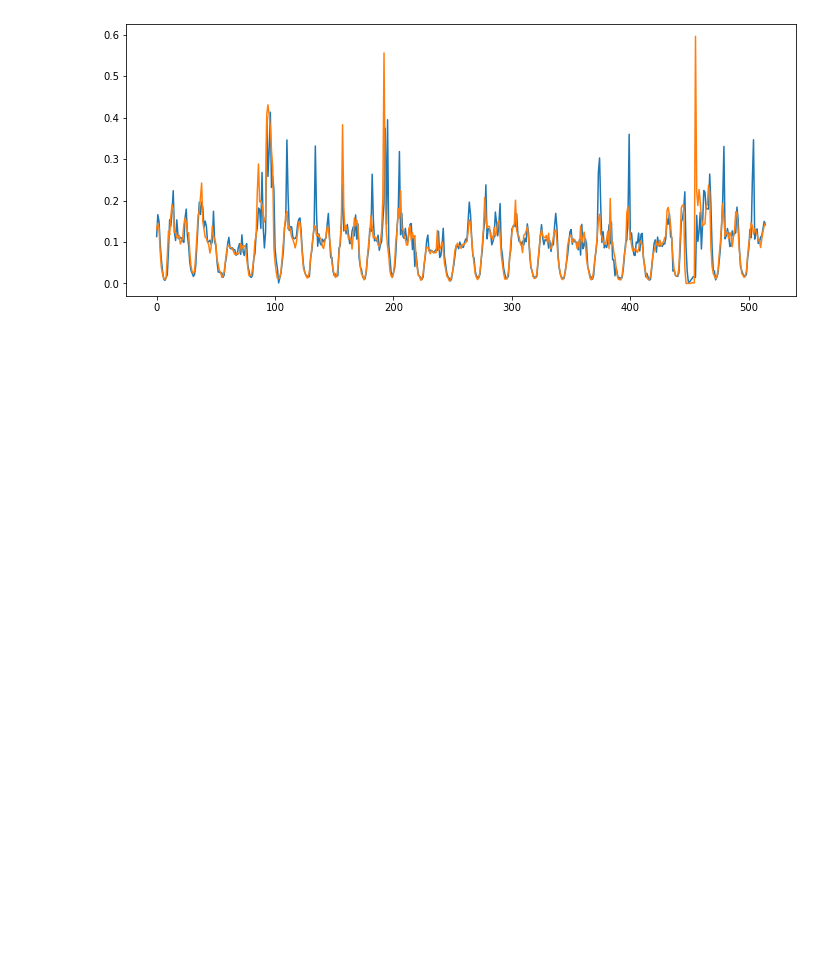
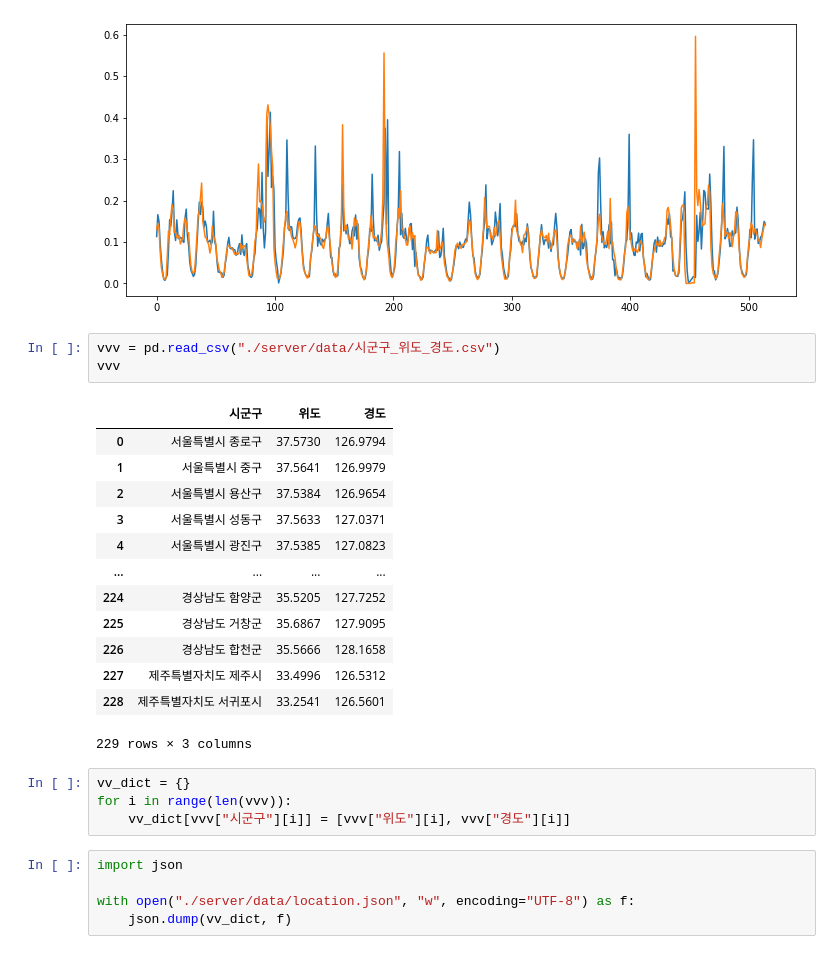
Before and after one commit to MinChangJeong/cj-dynamic-pricing, a Jupyter notebook: web/Prediction_Model_Training.ipynb, the cells around one changed output. Drawn from its saved outputs; the diff is of its cells as text; blank space fills up the shorter version.

```diff
--- a/web/Prediction_Model_Training.ipynb
+++ b/web/Prediction_Model_Training.ipynb
@@ -157,3 +157,29 @@ plt.plot(test_y)
 # %% [output]
 [<matplotlib.lines.Line2D at 0x...>]
 [figure]
+# %%
+vvv = pd.read_csv("./server/data/시군구_위도_경도.csv")
+vvv
+# %% [output]
+|  | 시군구 | 위도 | 경도 |
+| 0 | 서울특별시 종로구 | 37.5730 | 126.9794 |
+| 1 | 서울특별시 중구 | 37.5641 | 126.9979 |
+| 2 | 서울특별시 용산구 | 37.5384 | 126.9654 |
+| 3 | 서울특별시 성동구 | 37.5633 | 127.0371 |
+| 4 | 서울특별시 광진구 | 37.5385 | 127.0823 |
+| ... | ... | ... | ... |
+| 224 | 경상남도 함양군 | 35.5205 | 127.7252 |
+| 225 | 경상남도 거창군 | 35.6867 | 127.9095 |
+| 226 | 경상남도 합천군 | 35.5666 | 128.1658 |
+| 227 | 제주특별자치도 제주시 | 33.4996 | 126.5312 |
+| 228 | 제주특별자치도 서귀포시 | 33.2541 | 126.5601 |
+229 rows × 3 columns
+# %%
+vv_dict = {}
+for i in range(len(vvv)):
+    vv_dict[vvv["시군구"][i]] = [vvv["위도"][i], vvv["경도"][i]]
+# %%
+import json
+
+with open("./server/data/location.json", "w", encoding="UTF-8") as f:
+    json.dump(vv_dict, f)
```
Also changed, not shown: 2 other files.
